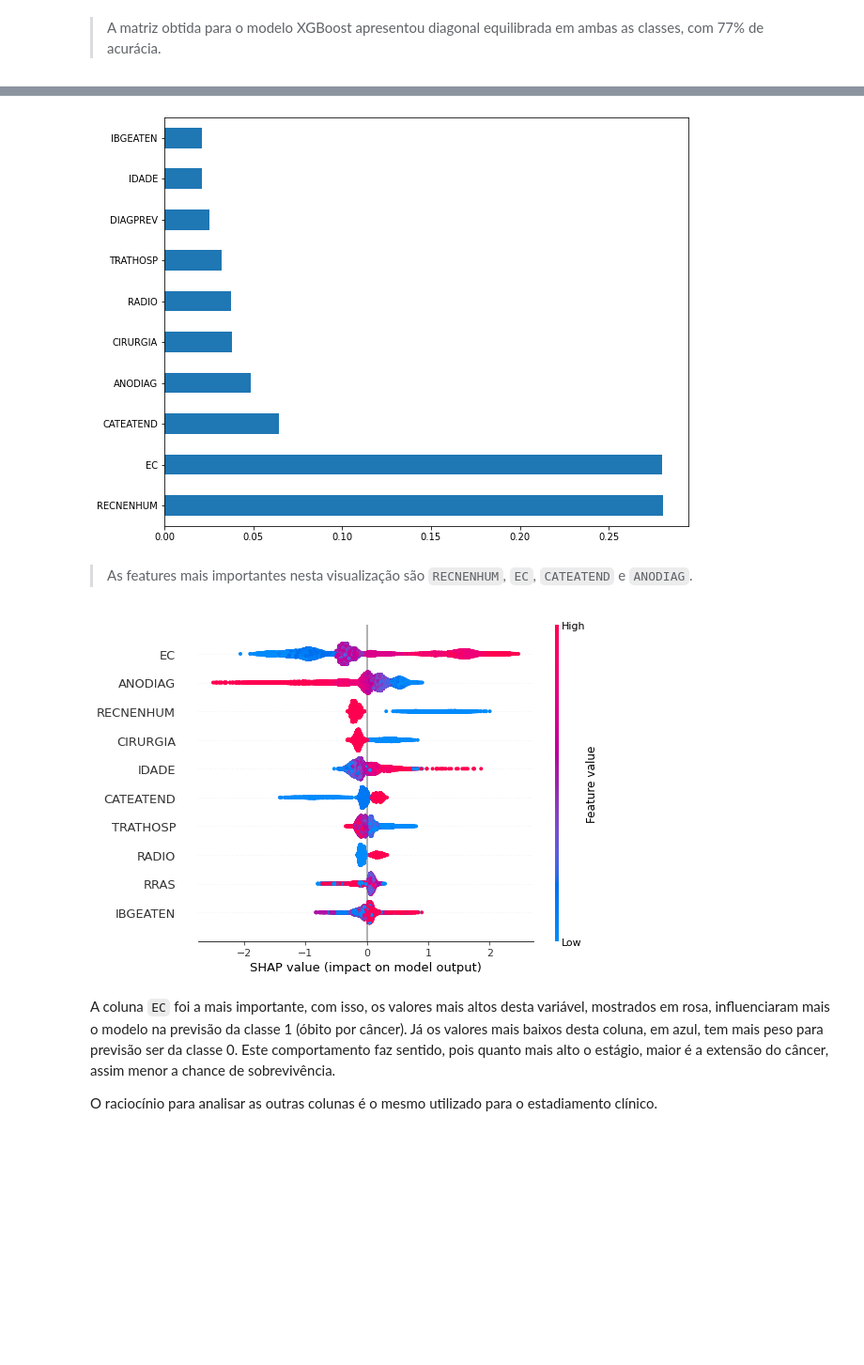
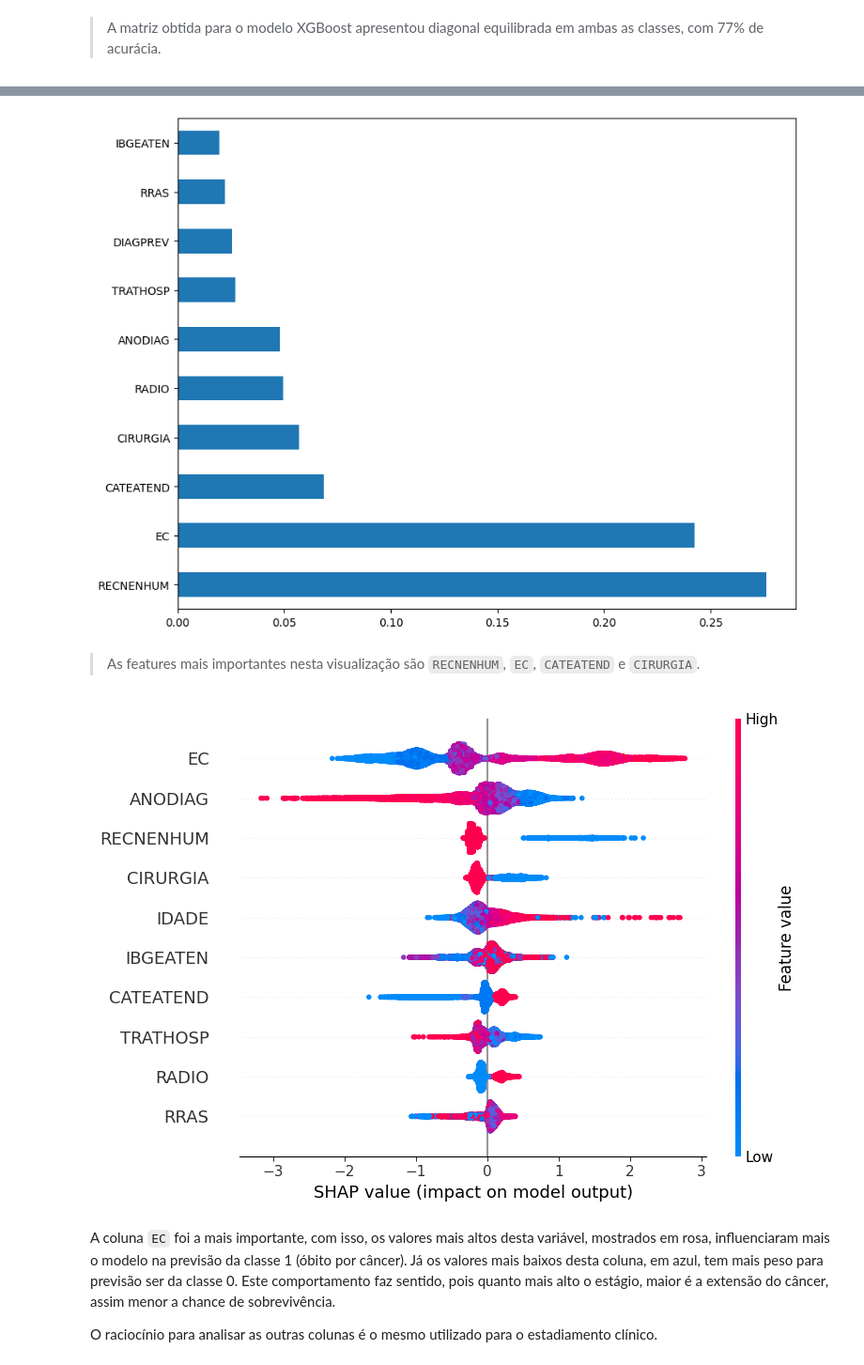
Before and after one commit to Lucas-Buk/colorectal_cancer, a Jupyter notebook: docs/Colorretal - obito_cancer.ipynb, the cells around one changed output, grey strips where cells are left out. Shown at 94% size. Drawn from its saved outputs; the diff is of its cells as text; code cells hidden in the pictures; blank space fills up the shorter version.

```diff
--- a/docs/Colorretal - obito_cancer.ipynb
+++ b/docs/Colorretal - obito_cancer.ipynb
@@ -306,9 +321,9 @@ Os parâmetros definidos para este primeiro modelo serão:
 * `scale_pos_weight`: usado para definir o peso da classe 1 no treinamento do modelo, pois temos classes desbalanceadas.
 # %%
 # Criação e treinamento do modelo XGBoost
-xgboost = XGBClassifier(max_depth=5,
-                        scale_pos_weight=1.6,
-                        random_state=seed)
+xgb = XGBClassifier(max_depth=4,
+                    scale_pos_weight=1.58,
+                    random_state=seed)
 
-xgboost.fit(X_train, y_train)
+xgb.fit(X_train, y_train)
 # %% [output]
@@ -338,15 +363,15 @@ plot_roc_curve(xgboost, X_train, X_test, y_train, y_test)
 # %%
 # Importância das features
-plot_feat_importances(xgboost, feat_cols)
+plot_feat_importances(xgb, feat_cols)
 # %% [output]
-[figure, old version]
+[figure, new version]
 # %% [markdown]
-> As features mais importantes nesta visualização são `RECNENHUM`, `EC`, `CATEATEND` e `ANODIAG`.
+> As features mais importantes nesta visualização são `RECNENHUM`, `EC`, `CATEATEND` e `CIRURGIA`.
 # %%
-# Importância das features pelo valores SHAP
-plot_shap_values(xgboost, X_train, feat_cols)
+# Importância das features pelos valores SHAP
+plot_shap_values(xgb, X_train, feat_cols)
 # %% [output]
-[figure, old version]
+[figure, new version]
 # %% [markdown]
 A coluna `EC` foi a mais importante, com isso, os valores mais altos desta variável, mostrados em rosa, influenciaram mais o modelo na previsão da classe 1 (óbito por câncer). Já os valores mais baixos desta coluna, em azul, tem mais peso para previsão ser da classe 0. Este comportamento faz sentido, pois quanto mais alto o estágio, maior é a extensão do câncer, assim menor a chance de sobrevivência.
 
```
Also changed, not shown: parts of 109 cells of this notebook, 10 other files.
